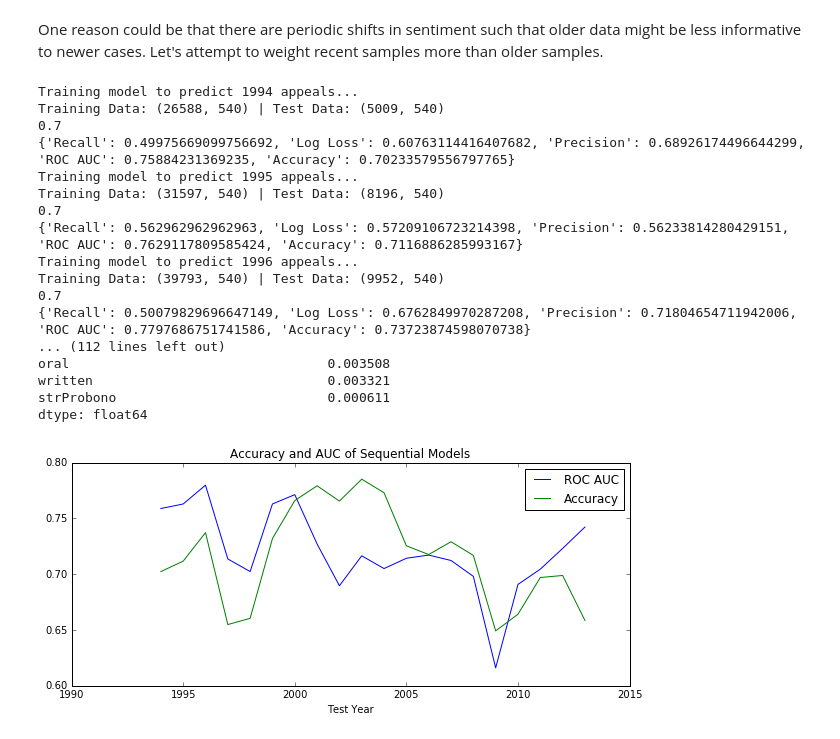
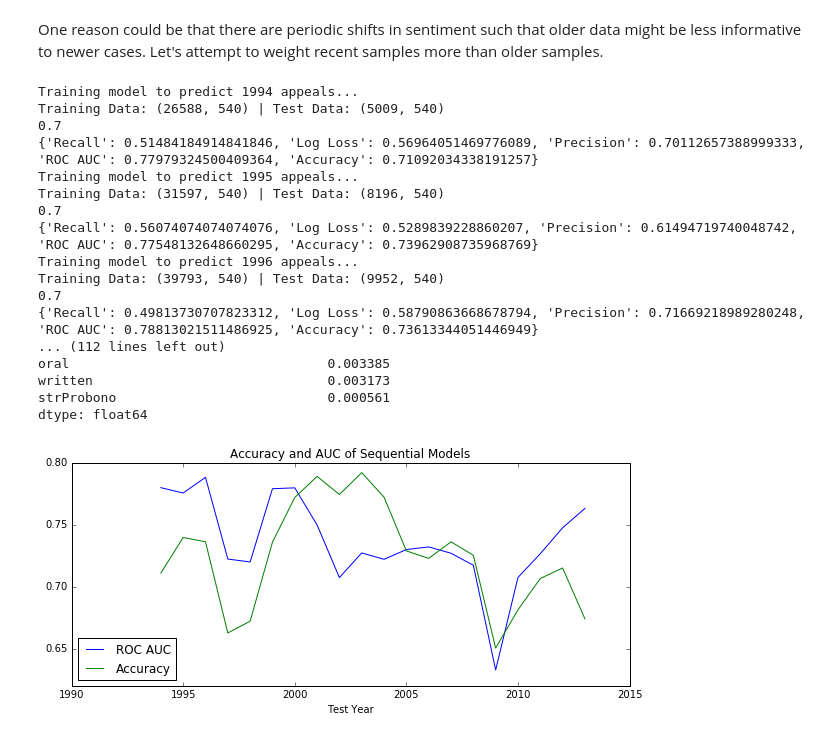
Before and after one commit to colinandrus/ml_course_project, a Jupyter notebook: notebooks/model_training_cleaned.ipynb, the cells around one changed output. Drawn from its saved outputs; the diff is of its cells as text; code cells hidden in the pictures.

```diff
--- a/notebooks/model_training_cleaned.ipynb
+++ b/notebooks/model_training_cleaned.ipynb
@@ -865,8 +864,8 @@ IMPUTE_METHODS = {'nat_grouped': 'none', 'strCustody': 'none', 'strProbono': 'no
                   'defensive': 'zero', 'affirmative': 'zero', 'oral': 'zero', 'written': 'zero', 'input_year': 'zero',
                   'last_10_appeal_grant_by_judge': 'median', 'last_10_appeal_grant_by_judge_nat': 'median',
                   'original_dec_type_string': 'none', 'original_dec_string': 'none'}
-MODEL = (RandomForestClassifier(n_estimators=100, min_samples_split=10, max_features='sqrt',
-                                max_depth=100, min_samples_leaf=1, random_state=44))
+MODEL = (RandomForestClassifier(n_estimators=100, min_samples_split=5, max_features='sqrt',
+                                max_depth=80, min_samples_leaf=1, random_state=44))
 
 X_train, X_test, y_train, y_test = get_model_data(df, label='granted', cat_features = CAT_FEATURES,
                                                   num_features = NUM_FEATURES, impute_methods = IMPUTE_METHODS)
@@ -1127,39 +1126,39 @@ One reason could be that there are periodic shifts in sentiment such that older
 # %%
 # rf_best + weight decay 0.7 (AUC & Accuracy both up slightly by 0.002)
 CAT_FEATURES = ['nat_grouped', 'ij_code_grouped', 'case_type_string', 'strCustody', 'strProbono',
                 'original_dec_type_string', 'original_dec_string']
 NUM_FEATURES = ['datAppealFiled_year', 'lawyer', 'defensive', 'affirmative', 'oral', 'written',
                 'comp_year', 'osc_year', 'input_year',
                 'last_10_appeal_grant_by_judge', 'last_10_appeal_grant_by_judge_nat']
 IMPUTE_METHODS = {'nat_grouped': 'none', 'strCustody': 'none', 'strProbono': 'none', 'case_type_string': 'none',
                   'defensive': 'zero', 'affirmative': 'zero', 'oral': 'zero', 'written': 'zero', 'input_year': 'zero',
                   'last_10_appeal_grant_by_judge': 'median', 'last_10_appeal_grant_by_judge_nat': 'median',
                   'original_dec_type_string': 'none', 'original_dec_string': 'none'}
-MODEL = (RandomForestClassifier(n_estimators=10, min_samples_split=10, max_features='sqrt',
-                                max_depth=100, min_samples_leaf=1, random_state=44))
+MODEL = (RandomForestClassifier(n_estimators=100, min_samples_split=5, max_features='sqrt',
+                                max_depth=80, min_samples_leaf=1, random_state=44))
 
 sequential_metrics, average_cfi, sequential_results = fit_sequential_models(
     df, 'granted', cat_features=CAT_FEATURES, num_features=NUM_FEATURES, impute_methods=IMPUTE_METHODS,
     start_year=1994, end_year=2013, weight_decay=0.7, print_charts=False, print_metrics=True)
 # %% [output]
 Training model to predict 1994 appeals...
 Training Data: (26588, 540) | Test Data: (5009, 540)
 0.7
-{'Recall': 0.49975669099756692, 'Log Loss': 0.60763114416407682, 'Precision': 0.68926174496644299, 'ROC AUC': 0.75884231369235, 'Accuracy': 0.70233579556797765}
+{'Recall': 0.51484184914841846, 'Log Loss': 0.56964051469776089, 'Precision': 0.70112657388999333, 'ROC AUC': 0.77979324500409364, 'Accuracy': 0.71092034338191257}
 Training model to predict 1995 appeals...
 Training Data: (31597, 540) | Test Data: (8196, 540)
 0.7
-{'Recall': 0.562962962962963, 'Log Loss': 0.57209106723214398, 'Precision': 0.56233814280429151, 'ROC AUC': 0.7629117809585424, 'Accuracy': 0.7116886285993167}
+{'Recall': 0.56074074074074076, 'Log Loss': 0.5289839228860207, 'Precision': 0.61494719740048742, 'ROC AUC': 0.77548132648660295, 'Accuracy': 0.73962908735968769}
 Training model to predict 1996 appeals...
 Training Data: (39793, 540) | Test Data: (9952, 540)
 0.7
-{'Recall': 0.50079829696647149, 'Log Loss': 0.6762849970287208, 'Precision': 0.71804654711942006, 'ROC AUC': 0.7797686751741586, 'Accuracy': 0.73723874598070738}
+{'Recall': 0.49813730707823312, 'Log Loss': 0.58790863668678794, 'Precision': 0.71669218989280248, 'ROC AUC': 0.78813021511486925, 'Accuracy': 0.73613344051446949}
 ... (112 lines left out)
-oral                                 0.003508
-written                              0.003321
-strProbono                           0.000611
+oral                                 0.003385
+written                              0.003173
+strProbono                           0.000561
 dtype: float64
-[figure, old version]
+[figure, new version]
 # %%
 # tune weight decay
 
```
Also changed, not shown: parts of 11 cells of this notebook.
